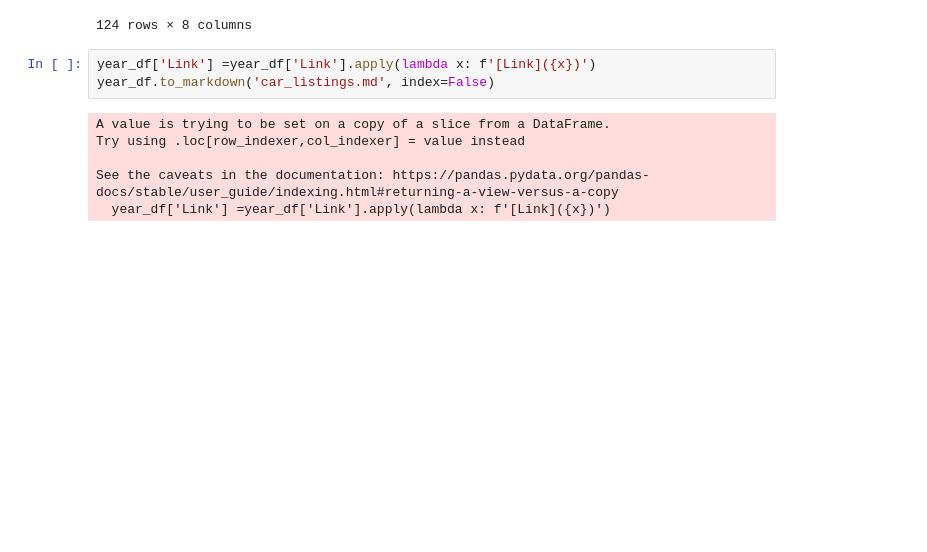
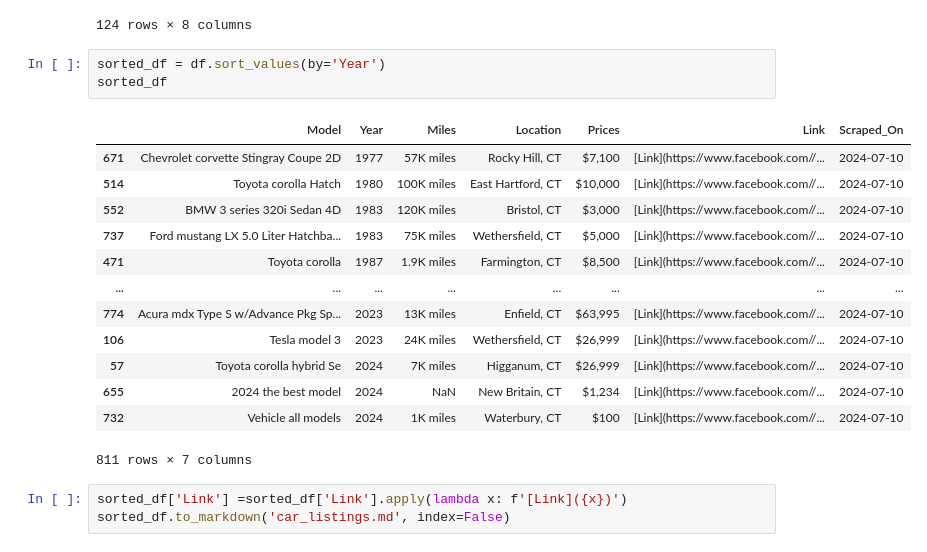
Before and after one commit to Gaurab-B/Car_Price_Facebook_Marketpalce, a Jupyter notebook: Notebooks/7-10-analysis.ipynb, the cells around one changed output. Saved outputs shown, nothing was run; the diff lists cells and outputs as text; blank space fills up the shorter version.

```diff
--- a/Notebooks/7-10-analysis.ipynb
+++ b/Notebooks/7-10-analysis.ipynb
@@ -189,12 +189,23 @@ year_df
 | 806 | Honda odyssey LX Minivan 4D | 2016 | 93000.0 | West Hartford, CT | $14,499 | https://www.facebook.com//marketp... | 2024-07-10 | False |
 | 809 | Honda accord EX Coupe 2D | 2010 | 120000.0 | Middletown, CT | $7,500 | https://www.facebook.com//marketp... | 2024-07-10 | False |
 124 rows × 8 columns
-# %%
-year_df['Link'] =year_df['Link'].apply(lambda x: f'[Link]({x})')
-year_df.to_markdown('car_listings.md', index=False)
-# %% [output]
-A value is trying to be set on a copy of a slice from a DataFrame.
-Try using .loc[row_indexer,col_indexer] = value instead
-
-See the caveats in the documentation: https://pandas.pydata.org/pandas-docs/stable/user_guide/indexing.html#returning-a-view-versus-a-copy
-  year_df['Link'] =year_df['Link'].apply(lambda x: f'[Link]({x})')
+# %%
+sorted_df = df.sort_values(by='Year')
+sorted_df
+# %% [output]
+|  | Model | Year | Miles | Location | Prices | Link | Scraped_On |
+| 671 | Chevrolet corvette Stingray Coupe 2D | 1977 | 57K miles | Rocky Hill, CT | $7,100 | [Link](https://www.facebook.com//... | 2024-07-10 |
+| 514 | Toyota corolla Hatch | 1980 | 100K miles | East Hartford, CT | $10,000 | [Link](https://www.facebook.com//... | 2024-07-10 |
+| 552 | BMW 3 series 320i Sedan 4D | 1983 | 120K miles | Bristol, CT | $3,000 | [Link](https://www.facebook.com//... | 2024-07-10 |
+| 737 | Ford mustang LX 5.0 Liter Hatchba... | 1983 | 75K miles | Wethersfield, CT | $5,000 | [Link](https://www.facebook.com//... | 2024-07-10 |
+| 471 | Toyota corolla | 1987 | 1.9K miles | Farmington, CT | $8,500 | [Link](https://www.facebook.com//... | 2024-07-10 |
+| ... | ... | ... | ... | ... | ... | ... | ... |
+| 774 | Acura mdx Type S w/Advance Pkg Sp... | 2023 | 13K miles | Enfield, CT | $63,995 | [Link](https://www.facebook.com//... | 2024-07-10 |
+| 106 | Tesla model 3 | 2023 | 24K miles | Wethersfield, CT | $26,999 | [Link](https://www.facebook.com//... | 2024-07-10 |
+| 57 | Toyota corolla hybrid Se | 2024 | 7K miles | Higganum, CT | $26,999 | [Link](https://www.facebook.com//... | 2024-07-10 |
+| 655 | 2024 the best model | 2024 | NaN | New Britain, CT | $1,234 | [Link](https://www.facebook.com//... | 2024-07-10 |
+| 732 | Vehicle all models | 2024 | 1K miles | Waterbury, CT | $100 | [Link](https://www.facebook.com//... | 2024-07-10 |
+811 rows × 7 columns
+# %%
+sorted_df['Link'] =sorted_df['Link'].apply(lambda x: f'[Link]({x})')
+sorted_df.to_markdown('car_listings.md', index=False)
```
Also changed, not shown: 1 other file.
